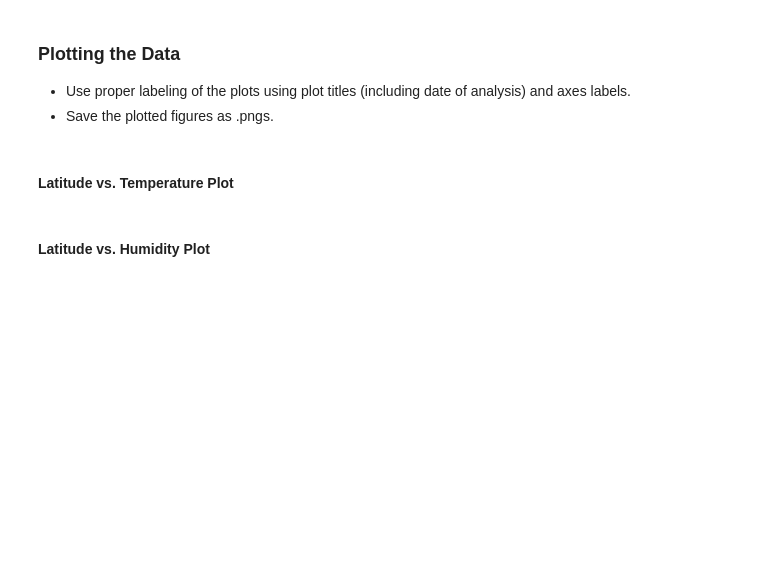
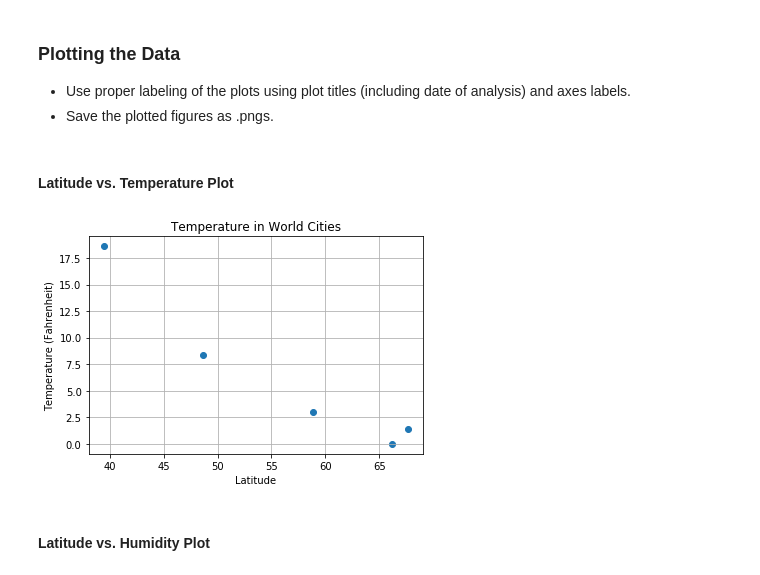
Before and after one commit to scifi451/python-api-challenge, a Jupyter notebook: WeatherPy/WeatherPy.ipynb, the cells around one changed output. Saved outputs shown, nothing was run; the diff lists cells and outputs as text; code cells hidden in the pictures; blank space fills up the shorter version.

Commit message:
Created data frame and basic plots

```diff
--- a/WeatherPy/WeatherPy.ipynb
+++ b/WeatherPy/WeatherPy.ipynb
@@ -134,3 +112,13 @@ The wind information received is: [2.6, 1, 6.2, 3.776, 6.2]
 ### Convert Raw Data to DataFrame
 * Export the city data into a .csv.
 * Display the DataFrame
+# %%
+weather_dict = {
+    "Latitude": lat,
+    "Temp": temp,
+    "Humidity": hum,
+    "Cloudiness (%)": cloud,
+    "Wind Speed (MPH)": wind
+    }
+weather_data = pd.DataFrame(weather_dict)
+weather_data.head()
@@ -140,5 +135,22 @@ The wind information received is: [2.6, 1, 6.2, 3.776, 6.2]
 * Save the plotted figures as .pngs.
 # %% [markdown]
 #### Latitude vs. Temperature Plot
+# %%
+# Build a scatter plot for each data type
+plt.scatter(weather_data["Latitude"], weather_data["Temp"], marker="o")
+
+# Incorporate the other graph properties
+plt.title("Temperature in World Cities")
+plt.ylabel("Temperature (Fahrenheit)")
+plt.xlabel("Latitude")
+plt.grid(True)
+
+# Save the figure
+plt.savefig("TemperatureInWorldCities.png")
+
+# Show plot
+plt.show()
+# %% [output]
+[figure, added]
 # %% [markdown]
 #### Latitude vs. Humidity Plot
```
Also changed, not shown: parts of 5 cells of this notebook, 1 other file.
